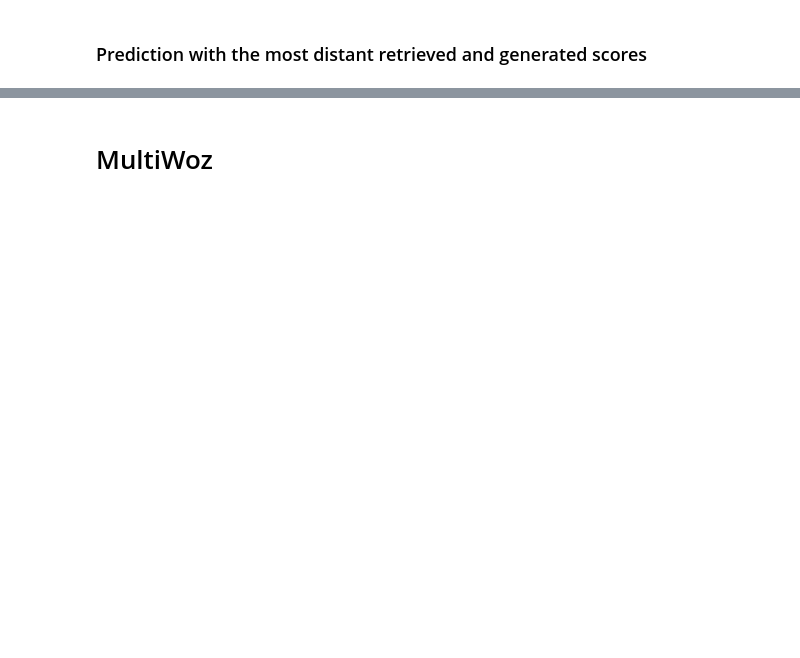
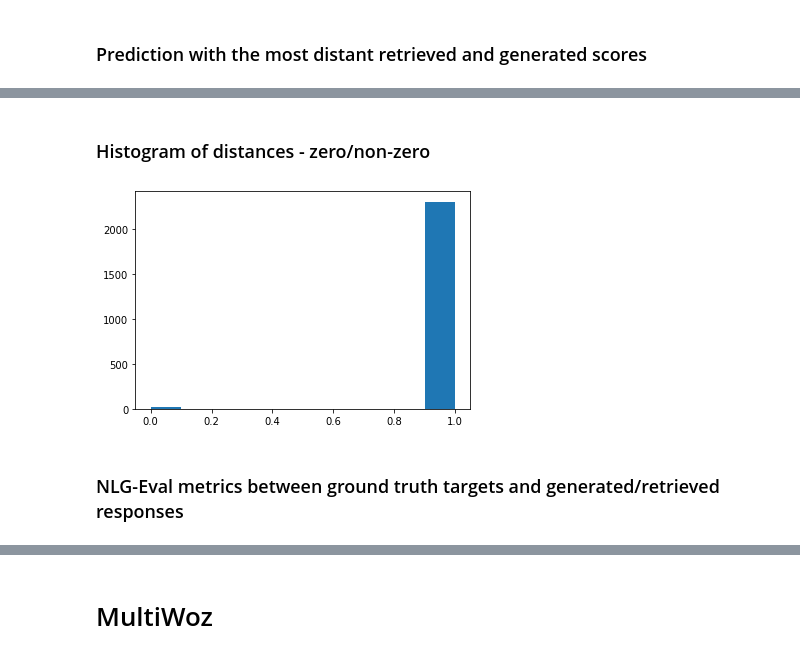
Before and after one commit to ishalyminov/GRTr, a Jupyter notebook: looking_at_grtr_predictions.ipynb, the cells around one changed output, grey strips where cells are left out. Cells and saved outputs as stored; diff of their text form; code cells hidden in the pictures; blank space fills up the shorter version.

```diff
--- a/looking_at_grtr_predictions.ipynb
+++ b/looking_at_grtr_predictions.ipynb
@@ -132,0 +221,9 @@ Great! Thanks so muvh [-14.034] [retrieved]
+# %% [markdown]
+### Histogram of distances - zero/non-zero
+# %%
+plt.hist([int(distance != 0.0) for distance in distances], bins=10)
+plt.show()
+# %% [output]
+[figure, added]
+# %% [markdown]
+### NLG-Eval metrics between ground truth targets and generated/retrieved responses
```
Also changed, not shown: parts of 46 cells of this notebook.
